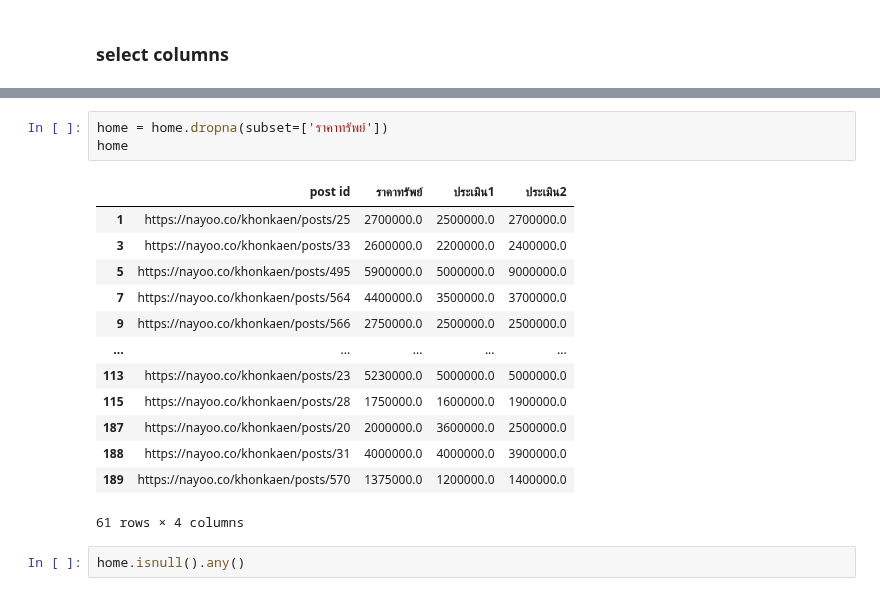
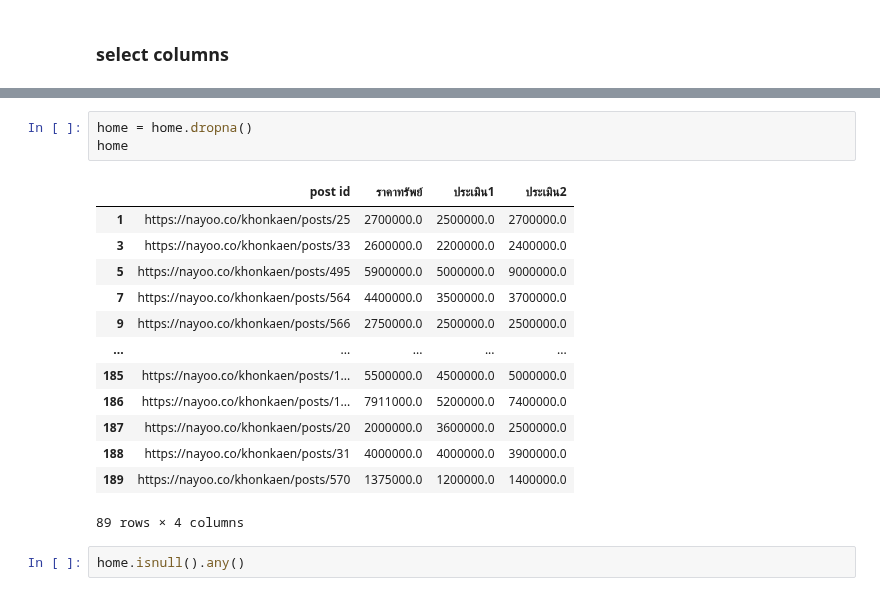
Before and after one commit to nxxk23/bsc_dpdm22, a Jupyter notebook: [dataprep1]property_estimator.ipynb, the cells around one changed output, grey strips where cells are left out. Saved outputs shown, nothing was run; the diff lists cells and outputs as text.

```diff
--- a/[dataprep1]property_estimator.ipynb
+++ b/[dataprep1]property_estimator.ipynb
@@ -202,20 +210,20 @@ home
 # %%
-home = home.dropna(subset=['ราคาทรัพย์'])
+home = home.dropna()
 home
 # %% [output]
 |  | post id | ราคาทรัพย์ | ประเมิน1 | ประเมิน2 |
 | 1 | https://nayoo.co/khonkaen/posts/25 | 2700000.0 | 2500000.0 | 2700000.0 |
 | 3 | https://nayoo.co/khonkaen/posts/33 | 2600000.0 | 2200000.0 | 2400000.0 |
 | 5 | https://nayoo.co/khonkaen/posts/495 | 5900000.0 | 5000000.0 | 9000000.0 |
 | 7 | https://nayoo.co/khonkaen/posts/564 | 4400000.0 | 3500000.0 | 3700000.0 |
 | 9 | https://nayoo.co/khonkaen/posts/566 | 2750000.0 | 2500000.0 | 2500000.0 |
 | ... | ... | ... | ... | ... |
-| 113 | https://nayoo.co/khonkaen/posts/23 | 5230000.0 | 5000000.0 | 5000000.0 |
-| 115 | https://nayoo.co/khonkaen/posts/28 | 1750000.0 | 1600000.0 | 1900000.0 |
+| 185 | https://nayoo.co/khonkaen/posts/1... | 5500000.0 | 4500000.0 | 5000000.0 |
+| 186 | https://nayoo.co/khonkaen/posts/1... | 7911000.0 | 5200000.0 | 7400000.0 |
 | 187 | https://nayoo.co/khonkaen/posts/20 | 2000000.0 | 3600000.0 | 2500000.0 |
 | 188 | https://nayoo.co/khonkaen/posts/31 | 4000000.0 | 4000000.0 | 3900000.0 |
 | 189 | https://nayoo.co/khonkaen/posts/570 | 1375000.0 | 1200000.0 | 1400000.0 |
-61 rows × 4 columns
+89 rows × 4 columns
 # %%
 home.isnull().any()
 # %% [output]
```
Also changed, not shown: parts of 47 cells of this notebook.
